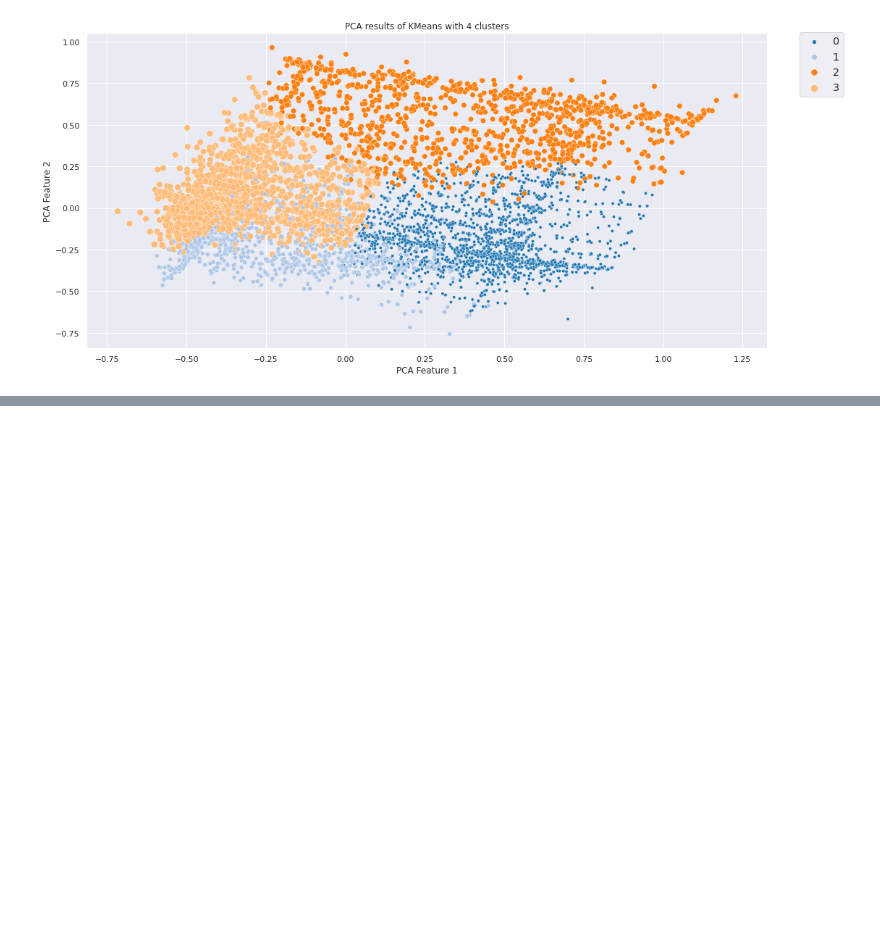
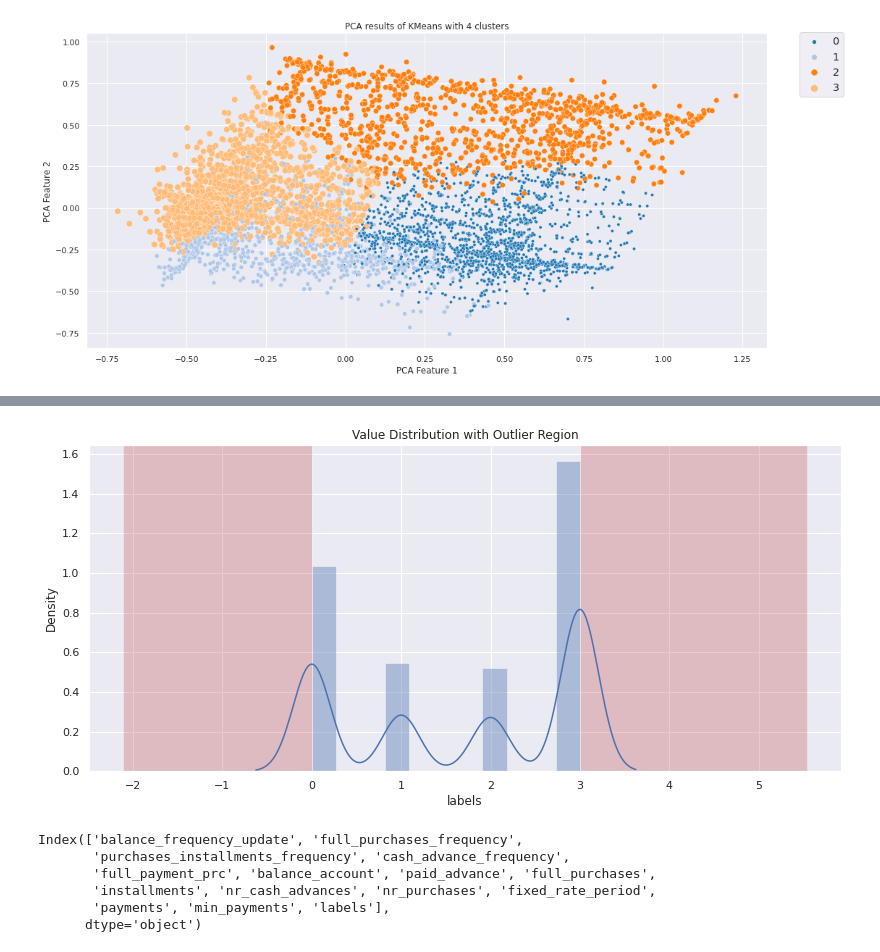
Before and after one commit to ansamz/Customer-Segmentation, a Jupyter notebook: notebooks/AZ_CreditCard.ipynb, the cells around one changed output, grey strips where cells are left out. Drawn from its saved outputs; the diff is of its cells as text; code cells hidden in the pictures; blank space fills up the shorter version.

Commit message:
outliers added

```diff
--- a/notebooks/AZ_CreditCard.ipynb
+++ b/notebooks/AZ_CreditCard.ipynb
@@ -393,0 +402,7 @@ array(['balance_frequency_update', 'full_purchases_frequency',
+# %%
+model = KMeans(n_clusters=4, random_state=42, verbose=0)
+labels = model.fit_predict(df2)
+df2["labels"] = labels
+# %%
+visual_df = df2.copy()
+visual_df.info()
@@ -393,0 +458,25 @@ array(['balance_frequency_update', 'full_purchases_frequency',
+# %%
+mean_value = visual_df['labels'].mean()
+sigma_value = visual_df['labels'].std()
+sigma3 = 3 * sigma_value
+
+upper_lim = mean_value + sigma3
+lower_lim = mean_value - sigma3
+
+fig, ax = plt.subplots(1, 1, figsize=(12, 6))
+
+sns.distplot(visual_df['labels'])
+plt.axvspan(upper_lim, visual_df['labels'].max(), facecolor='r', alpha=0.3)
+plt.axvspan(lower_lim, visual_df['labels'].min(), facecolor='r', alpha=0.3)
+plt.title("Value Distribution with Outlier Region");
+# %% [output]
+[figure, added]
+# %%
+visual_df.columns
+# %% [output]
+Index(['balance_frequency_update', 'full_purchases_frequency',
+       'purchases_installments_frequency', 'cash_advance_frequency',
+       'full_payment_prc', 'balance_account', 'paid_advance', 'full_purchases',
+       'installments', 'nr_cash_advances', 'nr_purchases', 'fixed_rate_period',
+       'payments', 'min_payments', 'labels'],
+      dtype='object')
```
Also changed, not shown: parts of 17 cells of this notebook, 1 other file.
